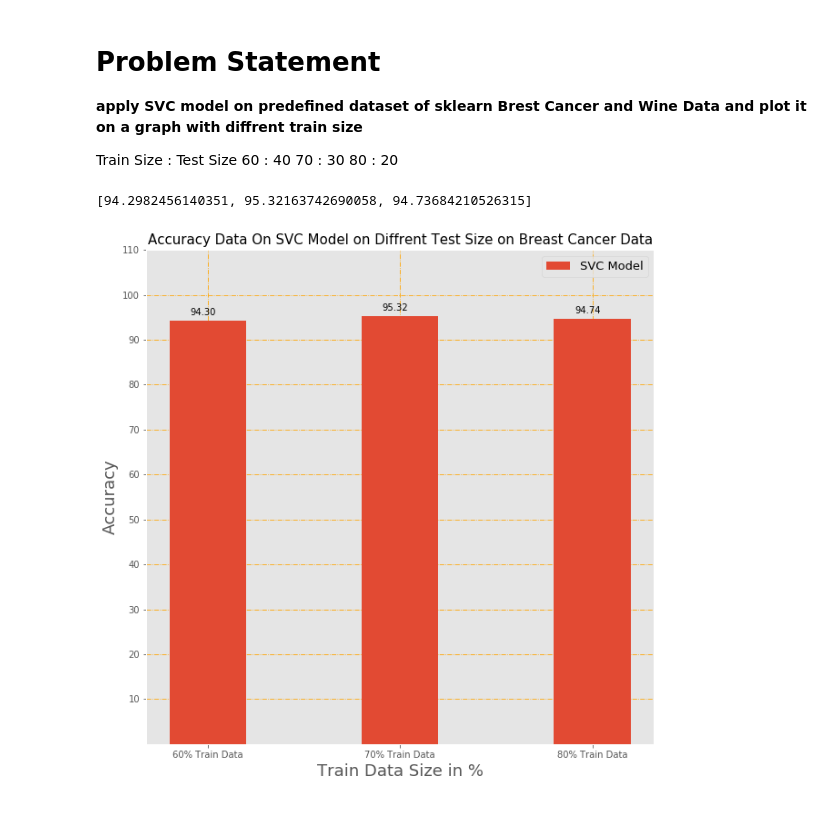
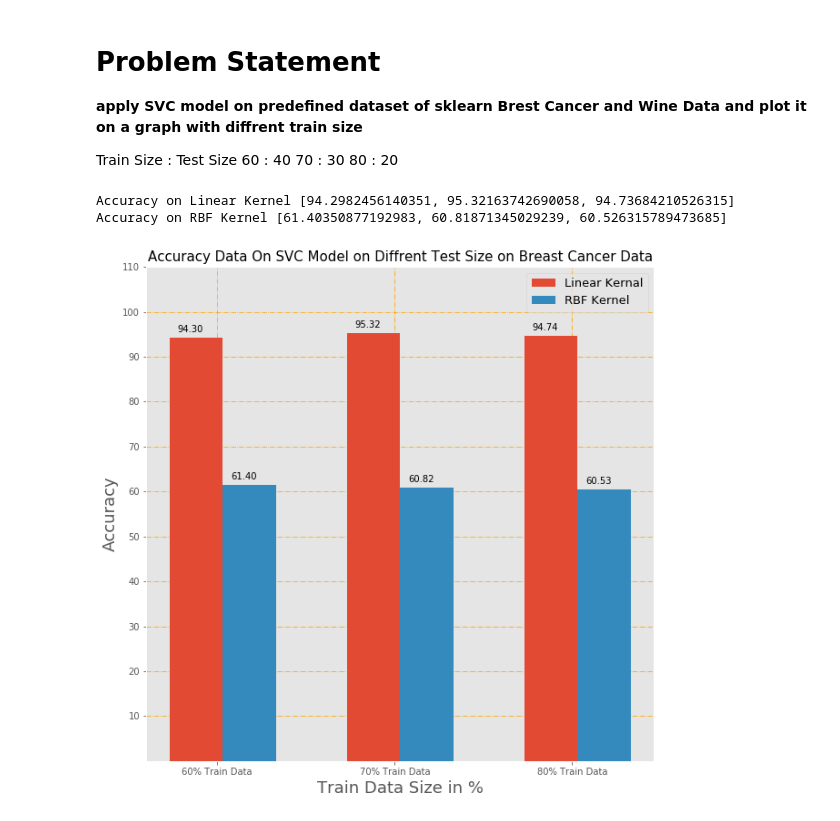
Before and after one commit to sreyaz01/sklearn_Algorithem_with_graph_beginner, a Jupyter notebook: predefined data set SVC and graph.ipynb, the cells around one changed output. Cells and saved outputs as stored; diff of their text form; code cells hidden in the pictures.

Commit message:
SVC on predefined datasets with graph
kernel Linear and RBF

```diff
--- a/predefined data set SVC and graph.ipynb
+++ b/predefined data set SVC and graph.ipynb
@@ -23,48 +24,64 @@ list_test=[0.4,0.3,0.2] # creating list for accesing test_data_size
 
 #creating model object
 model_svc_cancer=SVC(kernel='linear')
+model_rbf=SVC(gamma='auto')
 accuracy_cancer=[]
-
+accuracy_cancer_rbf=[]
 
 #a loop for test and train data
 for i in range(len(list_test)):
     xtrain,xtest,ytrain,ytest=train_test_split(x,y,test_size=list_test[i],random_state=2)
     model_svc_cancer.fit(xtrain,ytrain)
-    y_predict=model_svc_cancer.predict(xtrain)
+    model_rbf.fit(xtrain,ytrain)
+    y_predict=model_svc_cancer.predict(xtest)
+    y_rbf_predict=model_rbf.predict(xtest)
     accuracy_cancer.append(model_svc_cancer.score(xtest,ytest)*100)
+    accuracy_cancer_rbf.append(model_rbf.score(xtest,ytest)*100)
 
 #printing accuracy list
-print(accuracy_cancer)
+print('Accuracy on Linear Kernel',accuracy_cancer)
+print('Accuracy on RBF Kernel',accuracy_cancer_rbf)
 
 
 #ploting graph
 
 x_axis=['60% Train Data','70% Train Data','80% Train Data']
+width=0.30 #bar width
+x=np.arange(len(x_axis)) #the label locations
+
+
 plt.figure(figsize=(10,10))
 plt.style.use('ggplot')
-bar_graph=plt.bar(x_axis,accuracy_cancer,label="SVC Model",width=.4)
-plt.xlabel("Train Data Size in %",size=18)
-plt.ylabel('Accuracy',Size=18)
-plt.yticks(range(10,120,10))
-plt.title("Accuracy Data On SVC Model on Diffrent Test Size on Breast Cancer Data",size=15)
-plt.grid(True,linestyle='-.',c='orange')
-plt.legend(loc='best',fontsize=13)
+ax=plt.subplot(111)
+
+l_graph=ax.bar(x,accuracy_cancer,width,label="Linear Kernal")
+rbf_graph=ax.bar(x+width,accuracy_cancer_rbf,width,label='RBF Kernel')
+ax.set_xlabel("Train Data Size in %",size=18)
+ax.set_ylabel('Accuracy',Size=18)
+ax.set_yticks(range(10,120,10))
+ax.set_xticks(x+width-0.18)
+ax.set_xticklabels(x_axis)
+ax.set_title("Accuracy Data On SVC Model on Diffrent Test Size on Breast Cancer Data",size=15)
+ax.grid(True,linestyle='-.',c='orange')
+ax.legend(loc='best',fontsize=13)
 
 
 #creting function for auto label
 def autolabel(rect):
     for i,text in enumerate (rect):
         plt.annotate('{0:0.2f}'.format(rect[i].get_height()),
                     xy=(rect[i].get_x(),rect[i].get_height()),
-                    xytext=(37,4),
+                    xytext=(23,4),
                     textcoords="offset points",
                     ha='center', va='bottom')
 
-autolabel(bar_graph)
+autolabel(l_graph)
+autolabel(rbf_graph)
 plt.show()
 # %% [output]
-[94.2982456140351, 95.32163742690058, 94.73684210526315]
+Accuracy on Linear Kernel [94.2982456140351, 95.32163742690058, 94.73684210526315]
+Accuracy on RBF Kernel [61.40350877192983, 60.81871345029239, 60.526315789473685]
-[figure, old version]
+[figure, new version]
 # %%
 #working on wine file
 x_wine=load_wine().data
```
Also changed, not shown: parts of 2 cells of this notebook.
